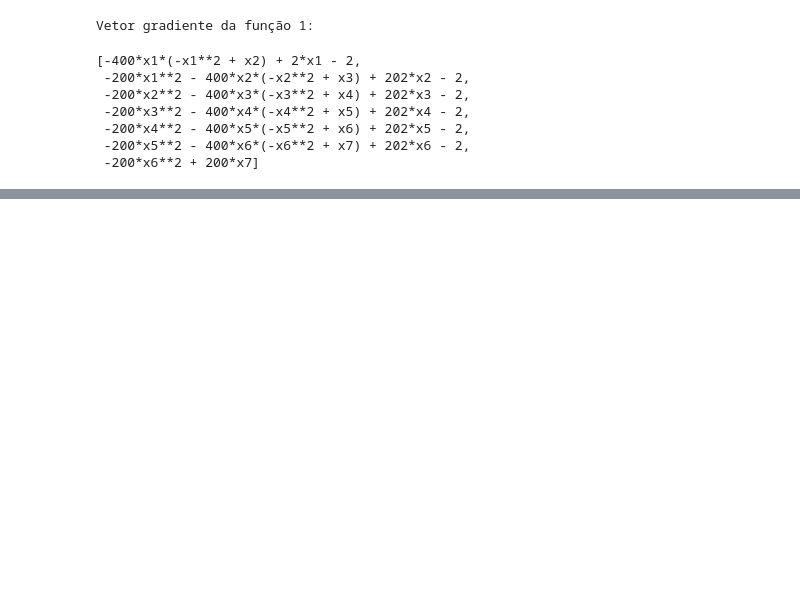
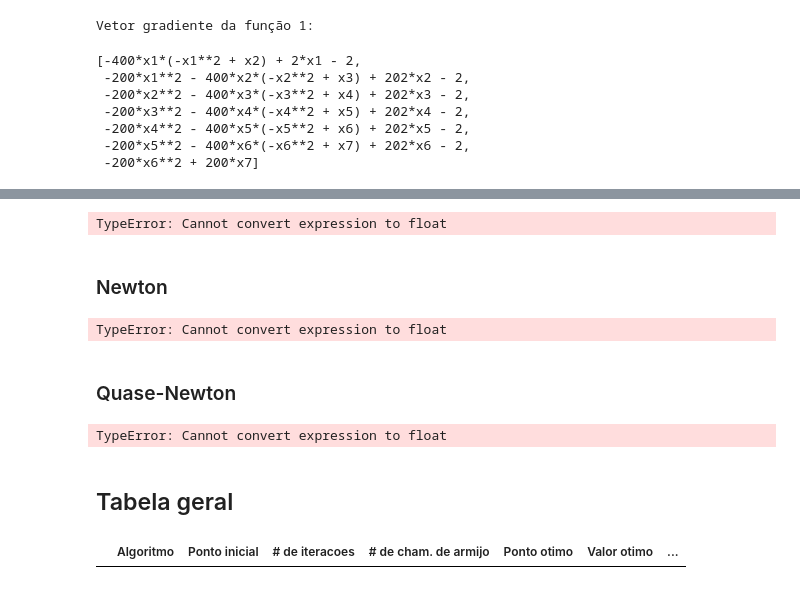
Before and after one commit to carloshenriquefbf/optimization, a Jupyter notebook: funcao1.ipynb, the cells around one changed output, grey strips where cells are left out. Saved outputs shown, nothing was run; the diff lists cells and outputs as text; code cells hidden in the pictures; blank space fills up the shorter version.

Commit message:
Add algorithms to funcao1.ipynb and funcao2.ipynb (with errors 🥲)

```diff
--- a/funcao1.ipynb
+++ b/funcao1.ipynb
@@ -46,0 +100,55 @@ $\displaystyle \left[\begin{matrix}1200 x_{1}^{2} - 400 x_{2} + 2 & - 400 x_{1}
+# %%
+from algoritmos import metodo_do_gradiente
+from utils import substitui_variaveis_funcao, substitui_variaveis_gradiente
+
+df_gradiente = df_base.copy()
+
+for ponto in pontos:
+    ponto_otimo, n_iteracoes, n_iteracoes_armijo = metodo_do_gradiente(f_x, grad_f_x, variaveis, ponto, gama, eta)
+    valor_otimo = substitui_variaveis_funcao(f_x, variaveis, ponto_otimo)
+    erro_aproximacao = np.linalg.norm(substitui_variaveis_gradiente(grad_f_x, variaveis, ponto_otimo))
+    df_gradiente = pd.concat([df_gradiente, pd.DataFrame([['gradiente', ponto, n_iteracoes, n_iteracoes_armijo, ponto_otimo, valor_otimo, erro_aproximacao]], columns=colunas)])
+
+df_gradiente
+# %% [output]
+TypeError: Cannot convert expression to float
+# %% [markdown]
+### Newton
+# %%
+from algoritmos import metodo_de_newton
+
+df_newton = df_base.copy()
+
+for ponto in pontos:
+    ponto_otimo, n_iteracoes, n_iteracoes_armijo = metodo_de_newton(f_x, grad_f_x, hess_f_x, variaveis, ponto, gama, eta)
+    valor_otimo = substitui_variaveis_funcao(f_x, variaveis, ponto_otimo)
+    erro_aproximacao = np.linalg.norm(substitui_variaveis_gradiente(grad_f_x, variaveis, ponto_otimo))
+    df_newton = pd.concat([df_newton, pd.DataFrame([['newton', ponto, n_iteracoes, n_iteracoes_armijo, ponto_otimo, valor_otimo, erro_aproximacao]], columns=colunas)])
+
+display(df_newton)
+# %% [output]
+TypeError: Cannot convert expression to float
+# %% [markdown]
+### Quase-Newton
+# %%
+from algoritmos import metodo_de_quase_newton
+
+df_quase_newton = df_base.copy()
+
+for metodo in ['bfgs', 'dfp']:
+    for ponto in pontos:
+        ponto_otimo, n_iteracoes, n_iteracoes_armijo = metodo_de_quase_newton(f_x, len(variaveis), grad_f_x, variaveis, ponto, gama, eta, metodo=metodo)
+        valor_otimo = substitui_variaveis_funcao(f_x, variaveis, ponto_otimo)
+        erro_aproximacao = np.linalg.norm(substitui_variaveis_gradiente(grad_f_x, variaveis, ponto_otimo))
+        df_quase_newton = pd.concat([df_quase_newton, pd.DataFrame([[f'quase-newtown ({metodo})', ponto, n_iteracoes, n_iteracoes_armijo, ponto_otimo, valor_otimo, erro_aproximacao]], columns=colunas)])
+
+display(df_quase_newton)
+# %% [output]
+TypeError: Cannot convert expression to float
+# %% [markdown]
+## Tabela geral
+# %%
+df_all = pd.concat([df_gradiente, df_newton, df_quase_newton])
+df_all
+# %% [output]
+|  | Algoritmo | Ponto inicial | # de iteracoes | # de cham. de armijo | Ponto otimo | Valor otimo | ... |
```
Also changed, not shown: parts of 5 cells of this notebook, 1 other file.
